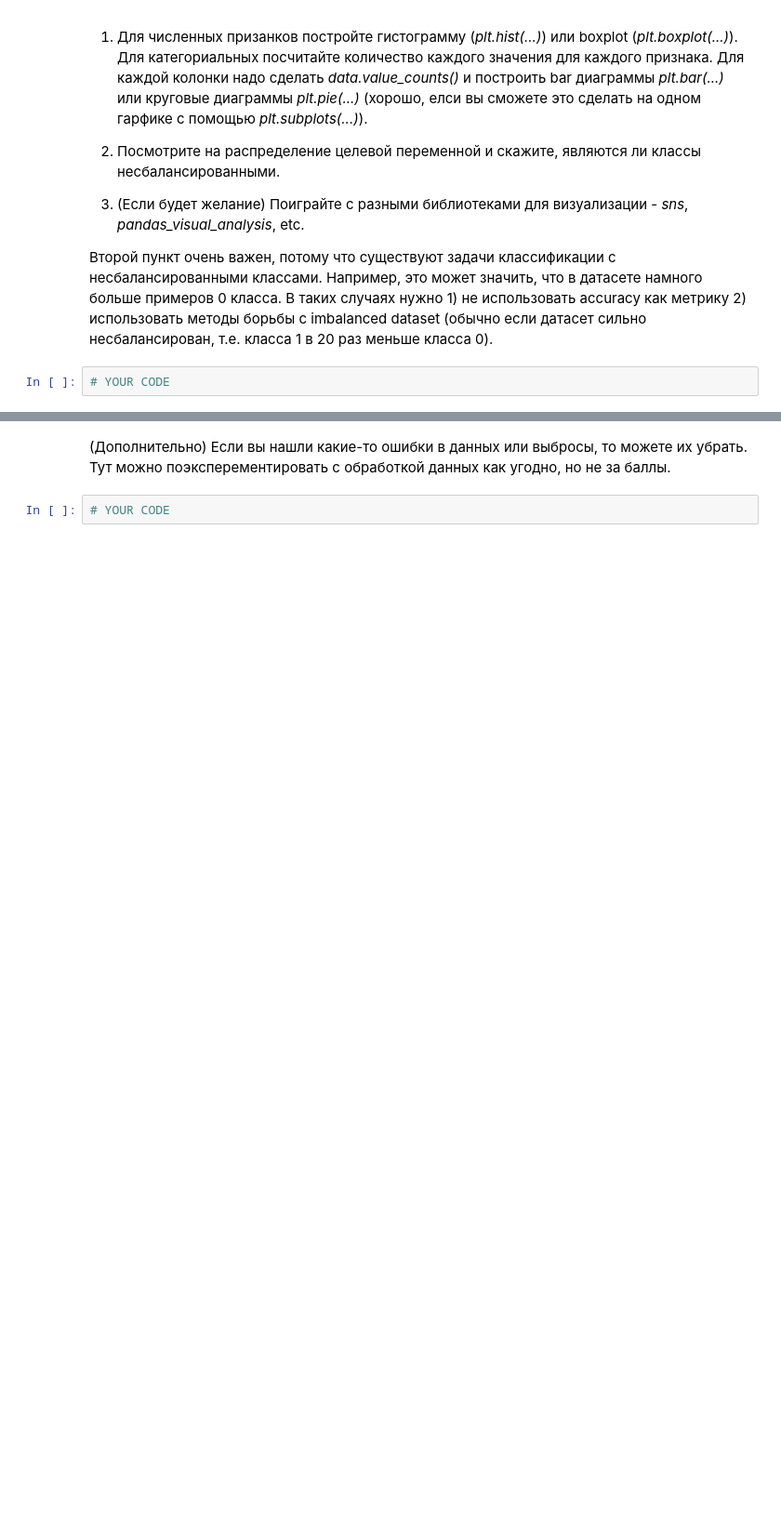
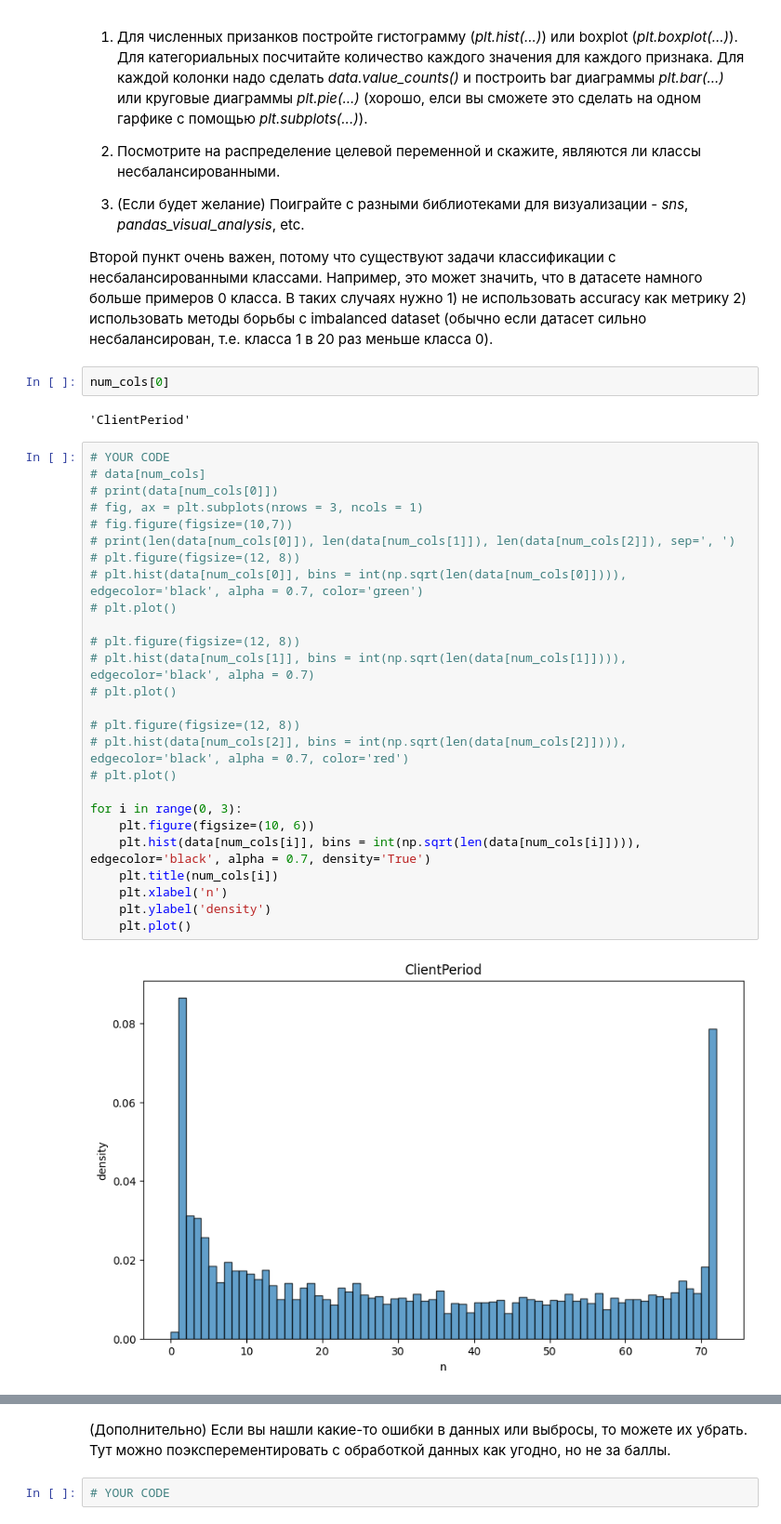
Before and after one commit to akkniko/DLS26, a Jupyter notebook: week_03_composition_model_selection/Homework/hw_3_kaggle.ipynb, the cells around one changed output, grey strips where cells are left out. Shown at 93% size. Drawn from its saved outputs; the diff is of its cells as text; blank space fills up the shorter version.

```diff
--- a/week_03_composition_model_selection/Homework/hw_3_kaggle.ipynb
+++ b/week_03_composition_model_selection/Homework/hw_3_kaggle.ipynb
@@ -162,5 +207,35 @@ target_col = 'Churn'
 3) (Если будет желание) Поиграйте с разными библиотеками для визуализации - *sns*, *pandas_visual_analysis*, etc.
 
 Второй пункт очень важен, потому что существуют задачи классификации с несбалансированными классами. Например, это может значить, что в датасете намного больше примеров 0 класса. В таких случаях нужно 1) не использовать accuracy как метрику 2) использовать методы борьбы с imbalanced dataset (обычно если датасет сильно несбалансирован, т.е. класса 1 в 20 раз меньше класса 0).
-# %%
-# YOUR CODE
+# %%
+num_cols[0]
+# %% [output]
+'ClientPeriod'
+# %%
+# YOUR CODE
+# data[num_cols]
+# print(data[num_cols[0]])
+# fig, ax = plt.subplots(nrows = 3, ncols = 1)
+# fig.figure(figsize=(10,7))
+# print(len(data[num_cols[0]]), len(data[num_cols[1]]), len(data[num_cols[2]]), sep=', ')
+# plt.figure(figsize=(12, 8))
+# plt.hist(data[num_cols[0]], bins = int(np.sqrt(len(data[num_cols[0]]))), edgecolor='black', alpha = 0.7, color='green')
+# plt.plot()
+
+# plt.figure(figsize=(12, 8))
+# plt.hist(data[num_cols[1]], bins = int(np.sqrt(len(data[num_cols[1]]))), edgecolor='black', alpha = 0.7)
+# plt.plot()
+
+# plt.figure(figsize=(12, 8))
+# plt.hist(data[num_cols[2]], bins = int(np.sqrt(len(data[num_cols[2]]))), edgecolor='black', alpha = 0.7, color='red')
+# plt.plot()
+
+for i in range(0, 3):
+    plt.figure(figsize=(10, 6))
+    plt.hist(data[num_cols[i]], bins = int(np.sqrt(len(data[num_cols[i]]))), edgecolor='black', alpha = 0.7, density='True')
+    plt.title(num_cols[i])
+    plt.xlabel('n')
+    plt.ylabel('density')
+    plt.plot()
+# %% [output]
+[figure, added]
```
Also changed, not shown: parts of 5 cells of this notebook.
